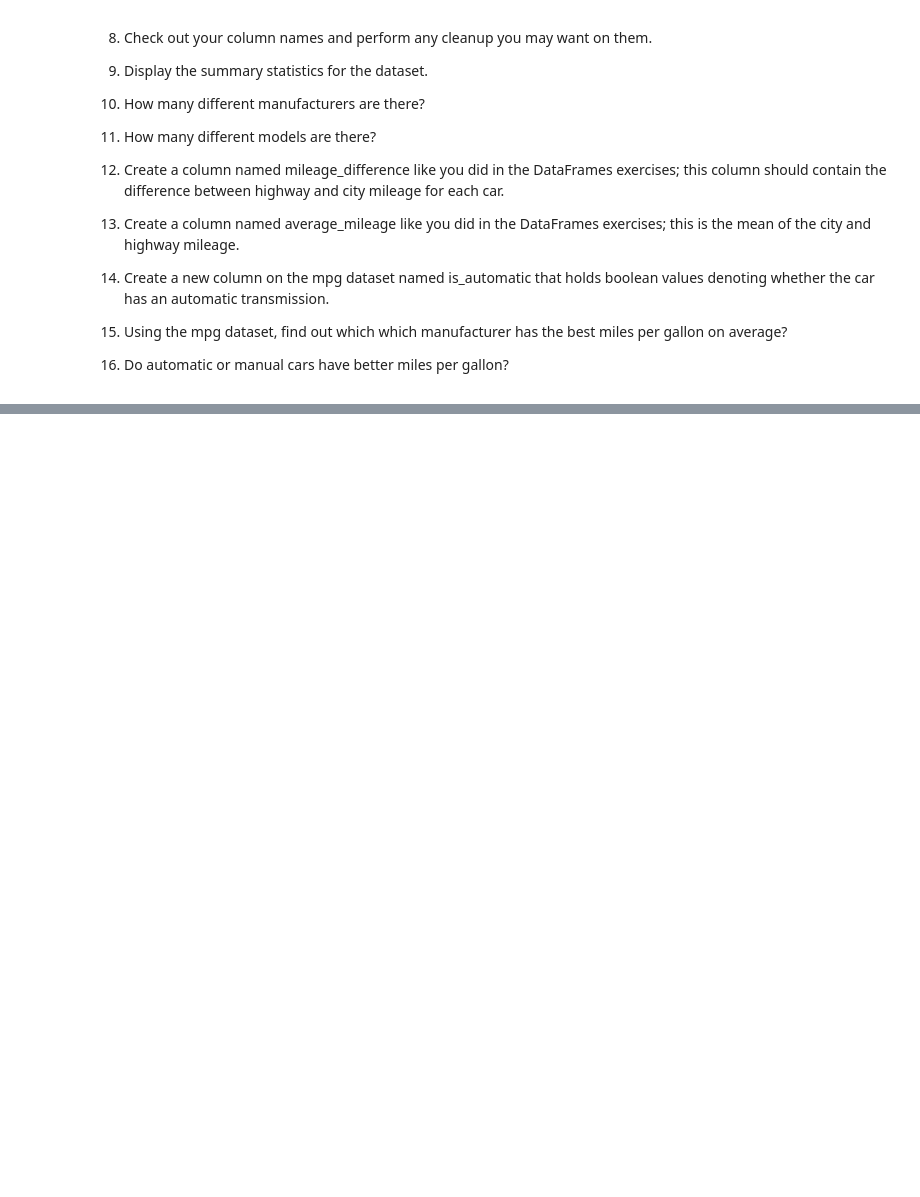
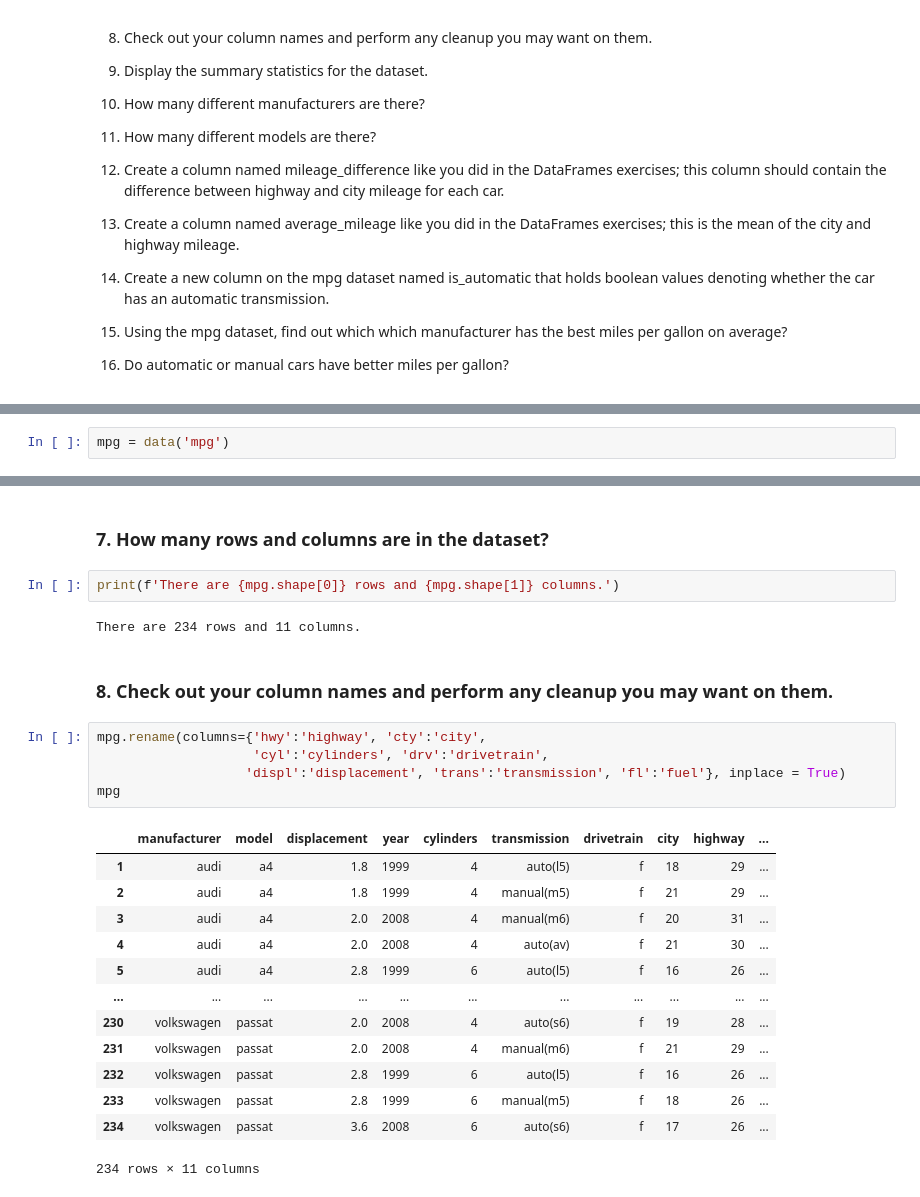
Before and after one commit to wheelerjoshua/numpy-pandas-visualization-exercises, a Jupyter notebook: advanced_dataframes.ipynb, the cells around one changed output, grey strips where cells are left out. Saved outputs shown, nothing was run; the diff lists cells and outputs as text; blank space fills up the shorter version.

```diff
--- a/advanced_dataframes.ipynb
+++ b/advanced_dataframes.ipynb
@@ -275,0 +336,2 @@ datetime.date(2002, 8, 1)
+# %%
+mpg = data('mpg')
@@ -275,0 +360,27 @@ datetime.date(2002, 8, 1)
+# %% [markdown]
+### 7. How many rows and columns are in the dataset?
+# %%
+print(f'There are {mpg.shape[0]} rows and {mpg.shape[1]} columns.')
+# %% [output]
+There are 234 rows and 11 columns.
+# %% [markdown]
+### 8. Check out your column names and perform any cleanup you may want on them.
+# %%
+mpg.rename(columns={'hwy':'highway', 'cty':'city',
+                    'cyl':'cylinders', 'drv':'drivetrain',
+                   'displ':'displacement', 'trans':'transmission', 'fl':'fuel'}, inplace = True)
+mpg
+# %% [output]
+|  | manufacturer | model | displacement | year | cylinders | transmission | drivetrain | city | highway | ... |
+| 1 | audi | a4 | 1.8 | 1999 | 4 | auto(l5) | f | 18 | 29 | ... |
+| 2 | audi | a4 | 1.8 | 1999 | 4 | manual(m5) | f | 21 | 29 | ... |
+| 3 | audi | a4 | 2.0 | 2008 | 4 | manual(m6) | f | 20 | 31 | ... |
+| 4 | audi | a4 | 2.0 | 2008 | 4 | auto(av) | f | 21 | 30 | ... |
+| 5 | audi | a4 | 2.8 | 1999 | 6 | auto(l5) | f | 16 | 26 | ... |
+| ... | ... | ... | ... | ... | ... | ... | ... | ... | ... | ... |
+| 230 | volkswagen | passat | 2.0 | 2008 | 4 | auto(s6) | f | 19 | 28 | ... |
+| 231 | volkswagen | passat | 2.0 | 2008 | 4 | manual(m6) | f | 21 | 29 | ... |
+| 232 | volkswagen | passat | 2.8 | 1999 | 6 | auto(l5) | f | 16 | 26 | ... |
+| 233 | volkswagen | passat | 2.8 | 1999 | 6 | manual(m5) | f | 18 | 26 | ... |
+| 234 | volkswagen | passat | 3.6 | 2008 | 6 | auto(s6) | f | 17 | 26 | ... |
+234 rows × 11 columns
```
Also changed, not shown: parts of 70 cells of this notebook.
